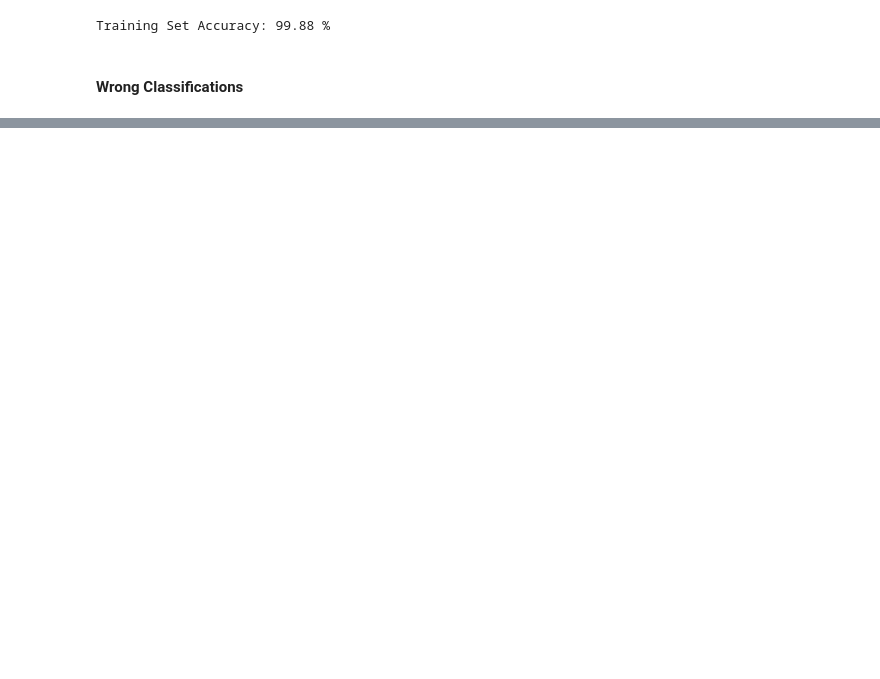
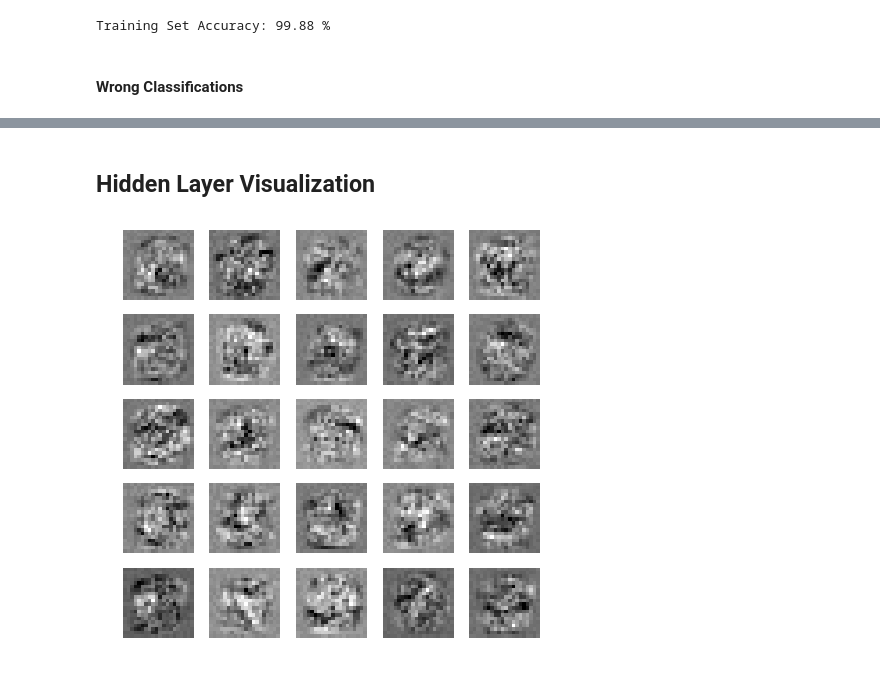
Before and after one commit to RA251995/ML-Exercises, a Jupyter notebook: Neural Network.ipynb, the cells around one changed output, grey strips where cells are left out. Saved outputs shown, nothing was run; the diff lists cells and outputs as text; code cells hidden in the pictures; blank space fills up the shorter version.

```diff
--- a/Neural Network.ipynb
+++ b/Neural Network.ipynb
@@ -586,0 +586,22 @@ P: Prediced class A: Given class
+# %% [markdown]
+## Hidden Layer Visualization
+# %%
+n = [400, 20, 10]
+l = 1
+
+W1 = W_dict["W"+str(l)]
+n_img = W1.shape[1]
+x_cells = n_img//5
+
+_, ax_ary = plt.subplots(x_cells, 5, figsize=(1.5*5, 1.5*x_cells))
+i = j = 0
+for k in range(n_img):
+    img = W1[1:,k].reshape((20,-1),order='F')
+    ax_ary[i,j].imshow(img, cmap='gray_r')
+    ax_ary[i,j].axis('off')
+    j = j+1
+    if j >= 5:
+        j = 0
+        i = i+1
+# %% [output]
+[figure, added]
```
Also changed, not shown: parts of 4 cells of this notebook, 1 other file.
